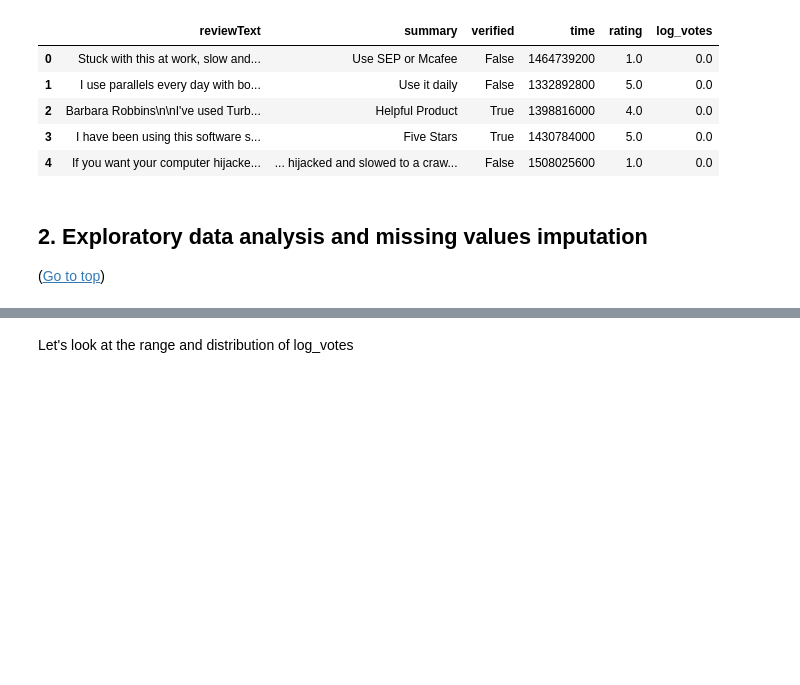
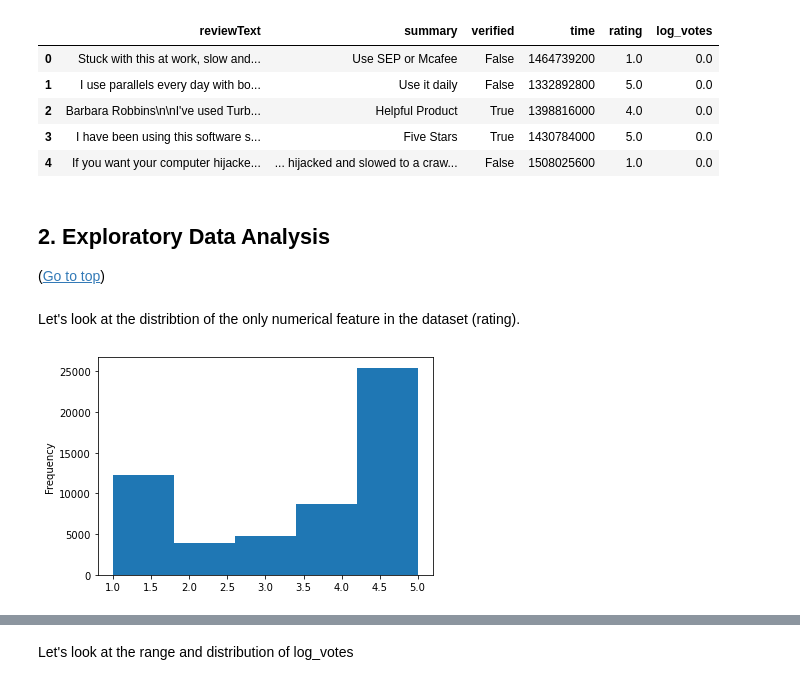
Before and after one commit to QPC-database/aws-machine-learning-embark, a Jupyter notebook: NOTEBOOKS/DAY 2/07_EMBK-REGULARIZATION.ipynb, the cells around one changed output, grey strips where cells are left out. Saved outputs shown, nothing was run; the diff lists cells and outputs as text; code cells hidden in the pictures; blank space fills up the shorter version.

```diff
--- a/NOTEBOOKS/DAY 2/07_EMBK-REGULARIZATION.ipynb
+++ b/NOTEBOOKS/DAY 2/07_EMBK-REGULARIZATION.ipynb
@@ -38,7 +38,7 @@ We will use the __pandas__ library to read our dataset.
 
 import pandas as pd
 
-df = pd.read_csv('../../DATA/NLP/EMBK-NLP-REVIEW-DATA-CSV.csv')
+df = pd.read_csv('../../DATA/product-reviews/Amazon_Reviews_Regression.csv')
 
 print('The shape of the dataset is:', df.shape)
 # %% [output]
@@ -55,5 +55,14 @@ df.head()
 | 3 | I have been using this software s... | Five Stars | True | 1430784000 | 5.0 | 0.0 |
 | 4 | If you want your computer hijacke... | ... hijacked and slowed to a craw... | False | 1508025600 | 1.0 | 0.0 |
 # %% [markdown]
-## 2. Exploratory data analysis and missing values imputation
+## 2. Exploratory Data Analysis
 (<a href="#0">Go to top</a>)
+# %% [markdown]
+Let's look at the distribtion of the only numerical feature in the dataset (rating).
+# %%
+%matplotlib inline
+import matplotlib.pyplot as plt
+df['rating'].plot.hist(bins=5)
+plt.show()
+# %% [output]
+[figure, added]
```
Also changed, not shown: parts of 65 cells of this notebook, 7 other files.
